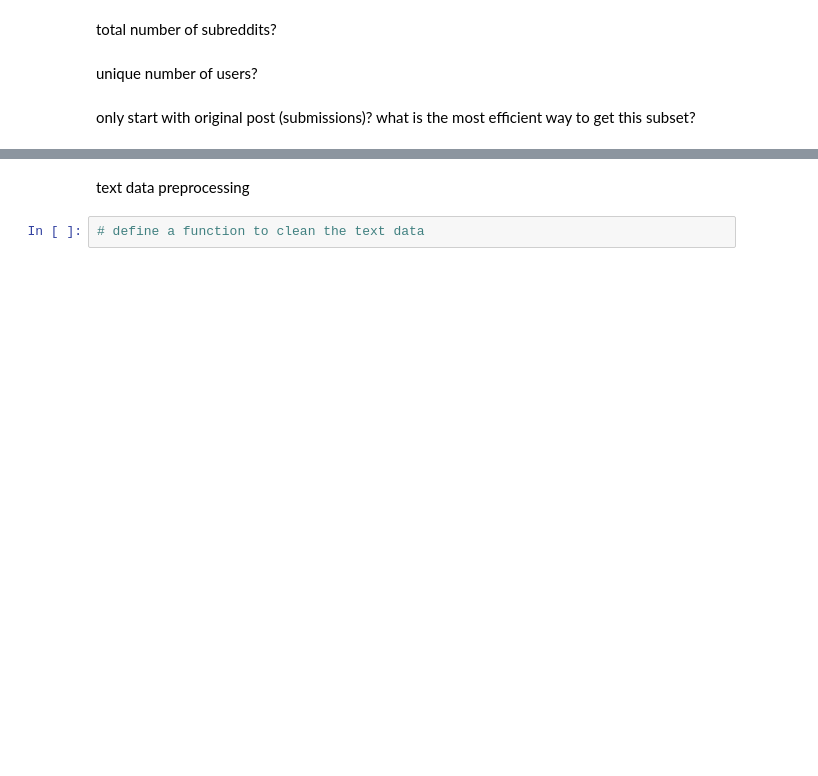
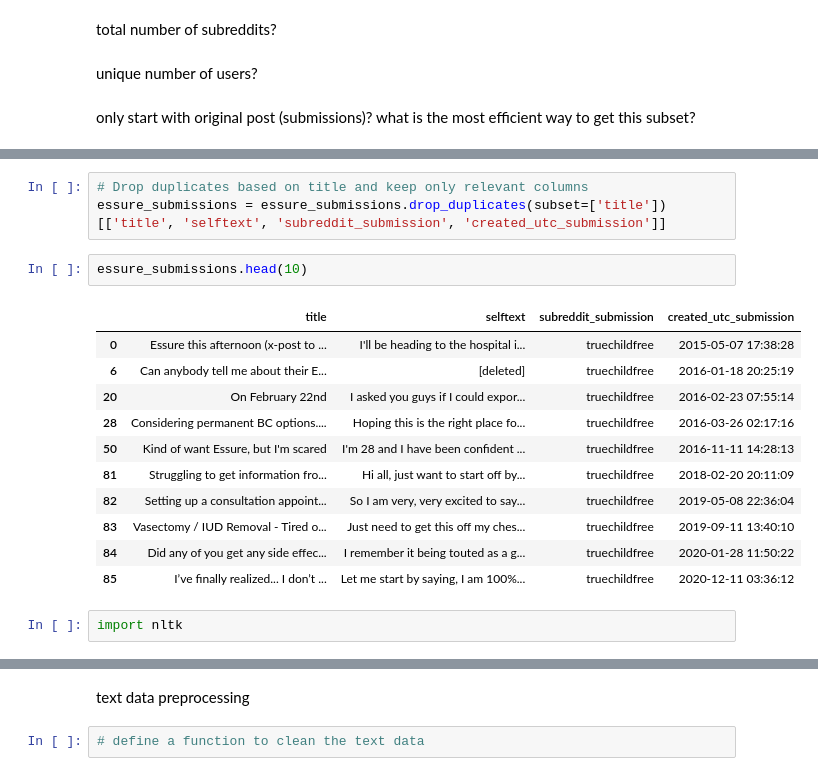
Before and after one commit to Aparnapalooza/Accelerator, a Jupyter notebook: code/tad_eda.ipynb, the cells around one changed output, grey strips where cells are left out. Cells and saved outputs as stored; diff of their text form; blank space fills up the shorter version.

```diff
--- a/code/tad_eda.ipynb
+++ b/code/tad_eda.ipynb
@@ -263,0 +286,19 @@ only start with original post (submissions)? what is the most efficient way to g
+# %%
+# Drop duplicates based on title and keep only relevant columns
+essure_submissions = essure_submissions.drop_duplicates(subset=['title'])[['title', 'selftext', 'subreddit_submission', 'created_utc_submission']]
+# %%
+essure_submissions.head(10)
+# %% [output]
+|  | title | selftext | subreddit_submission | created_utc_submission |
+| 0 | Essure this afternoon (x-post to ... | I'll be heading to the hospital i... | truechildfree | 2015-05-07 17:38:28 |
+| 6 | Can anybody tell me about their E... | [deleted] | truechildfree | 2016-01-18 20:25:19 |
+| 20 | On February 22nd | I asked you guys if I could expor... | truechildfree | 2016-02-23 07:55:14 |
+| 28 | Considering permanent BC options.... | Hoping this is the right place fo... | truechildfree | 2016-03-26 02:17:16 |
+| 50 | Kind of want Essure, but I'm scared | I'm 28 and I have been confident ... | truechildfree | 2016-11-11 14:28:13 |
+| 81 | Struggling to get information fro... | Hi all, just want to start off by... | truechildfree | 2018-02-20 20:11:09 |
+| 82 | Setting up a consultation appoint... | So I am very, very excited to say... | truechildfree | 2019-05-08 22:36:04 |
+| 83 | Vasectomy / IUD Removal - Tired o... | Just need to get this off my ches... | truechildfree | 2019-09-11 13:40:10 |
+| 84 | Did any of you get any side effec... | I remember it being touted as a g... | truechildfree | 2020-01-28 11:50:22 |
+| 85 | I’ve finally realized... I don’t ... | Let me start by saying, I am 100%... | truechildfree | 2020-12-11 03:36:12 |
+# %%
+import nltk
```
Also changed, not shown: parts of 10 cells of this notebook.
